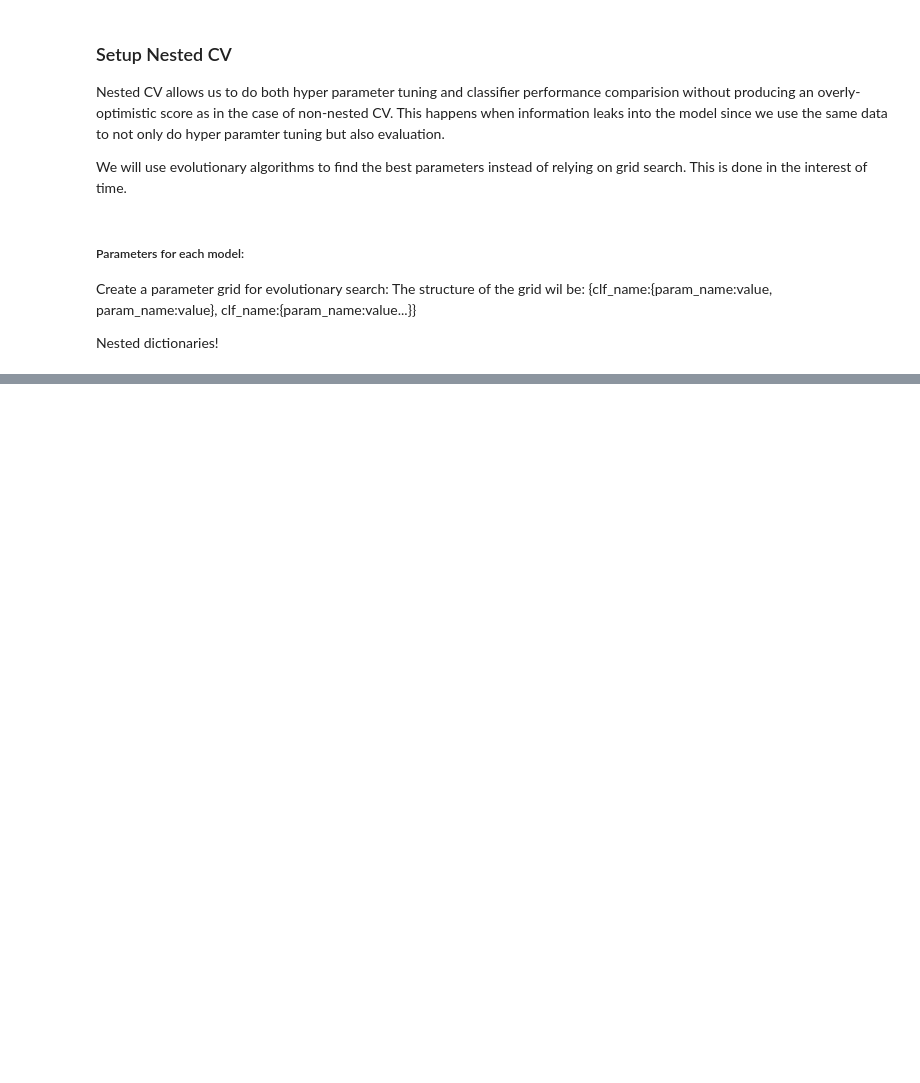
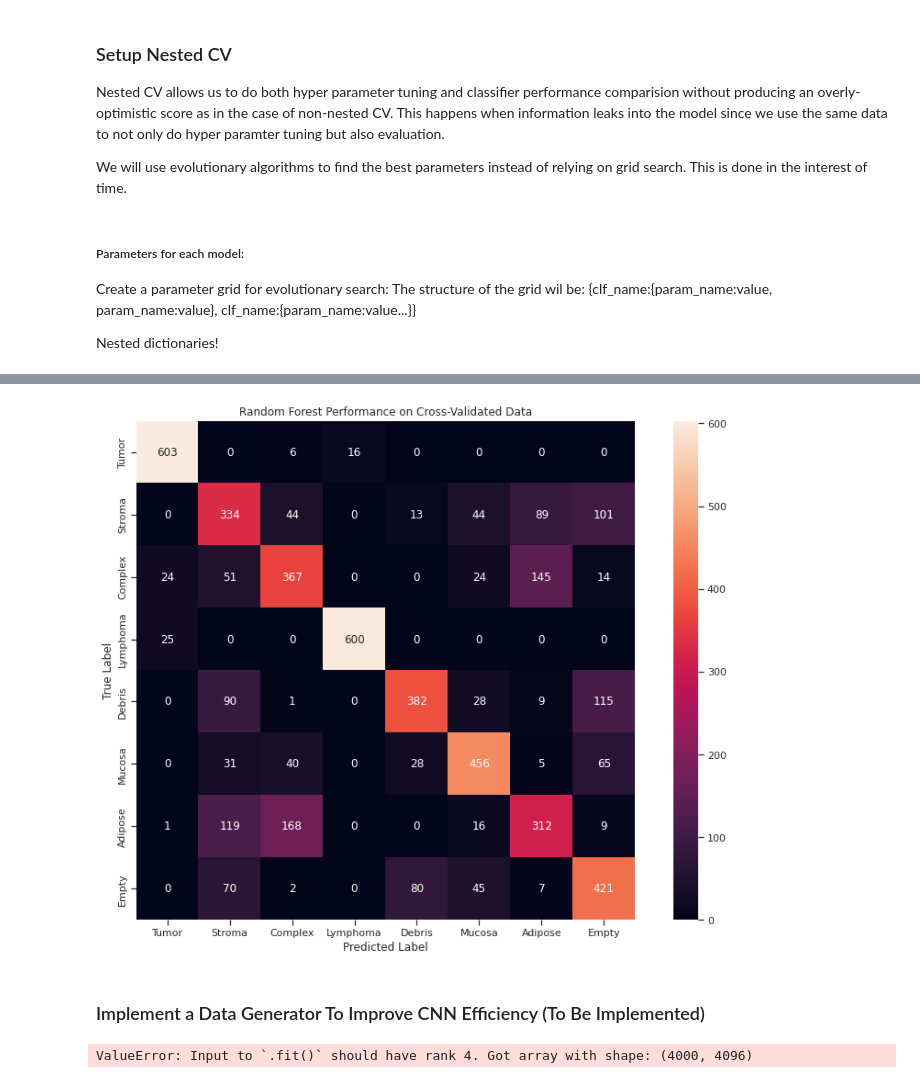
Before and after one commit to sharyar/CLFModelComparison, a Jupyter notebook: 03_ML_Notebooks/nested_cv_comparision.ipynb, the cells around one changed output, grey strips where cells are left out. Saved outputs shown, nothing was run; the diff lists cells and outputs as text; code cells hidden in the pictures; blank space fills up the shorter version.

```diff
--- a/03_ML_Notebooks/nested_cv_comparision.ipynb
+++ b/03_ML_Notebooks/nested_cv_comparision.ipynb
@@ -506,0 +504,30 @@ random_forest_final.fit(X_scaled, y_int_encode)
+# %%
+y_pred_rfc = cross_val_predict(random_forest_final, X_scaled, y_int_encode, cv=5, n_jobs=-1)
+# %%
+fig, ax = plt.subplots(figsize=(15,10))
+sns.heatmap(confusion_matrix(y_int_encode, y_pred_rfc), annot=True, fmt='d', ax=ax, xticklabels=class_names, yticklabels=class_names, square=True)
+ax.tick_params(top=False, bottom=True, labeltop=False, labelbottom=True, left=True, labelleft=True)
+plt.yticks(va='center')
+plt.ylabel('True Label')
+plt.xlabel('Predicted Label')
+plt.title('Random Forest Performance on Cross-Validated Data')
+plt.savefig('rfc_test_confusion_matrix_cross_validated.png')
+# %% [output]
+[figure, added]
+# %% [markdown]
+### Implement a Data Generator To Improve CNN Efficiency (To Be Implemented)
+# %%
+# Based on: https://www.kaggle.com/efeergun96/colorectal-histology-prediction-by-cnn
+
+datagenerator = ImageDataGenerator(
+    rotation_range=0.5,
+    zoom_range=0.5,
+    width_shift_range=0.5,
+    height_shift_range=0.5,
+    horizontal_flip=True,
+    vertical_flip=True
+)
+
+datagenerator.fit(X_scaled_train)
+# %% [output]
+ValueError: Input to `.fit()` should have rank 4. Got array with shape: (4000, 4096)
```
Also changed, not shown: parts of 18 cells of this notebook, 33 other files.
